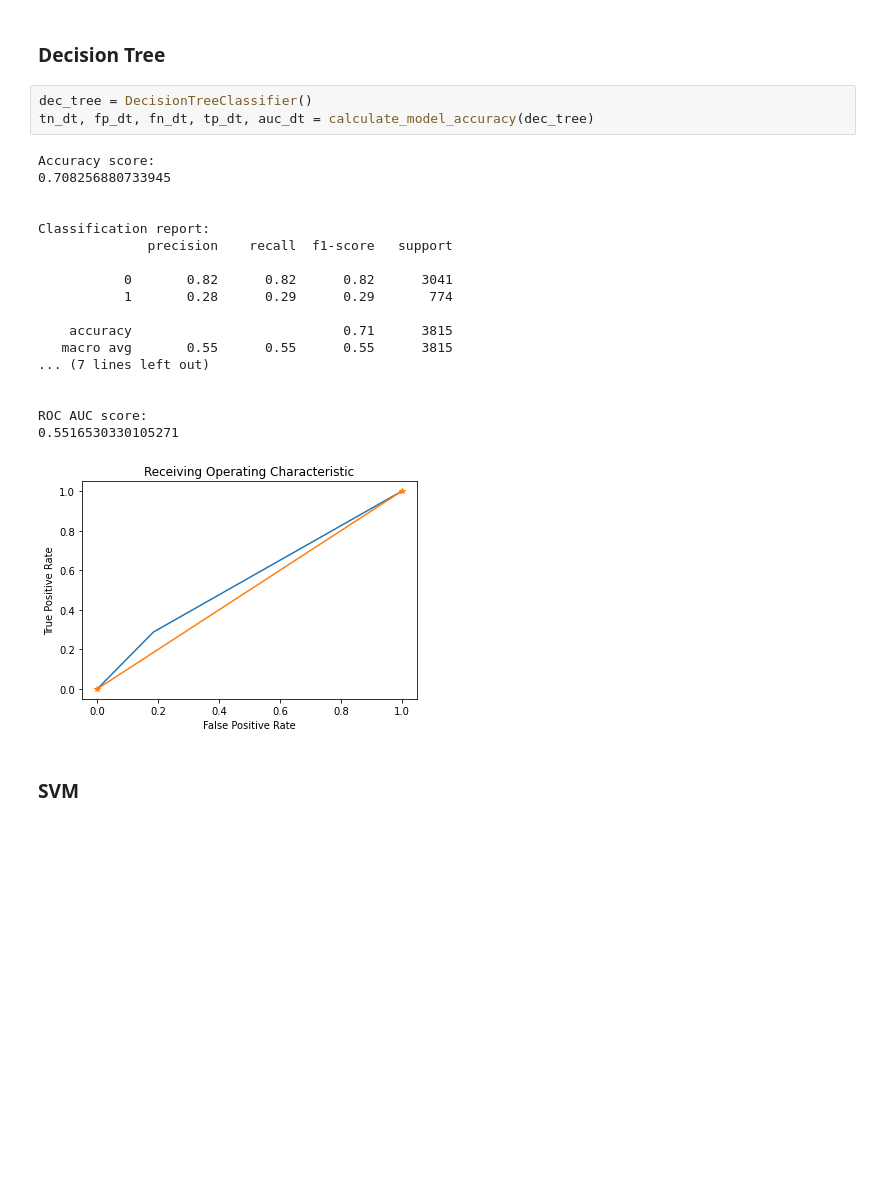
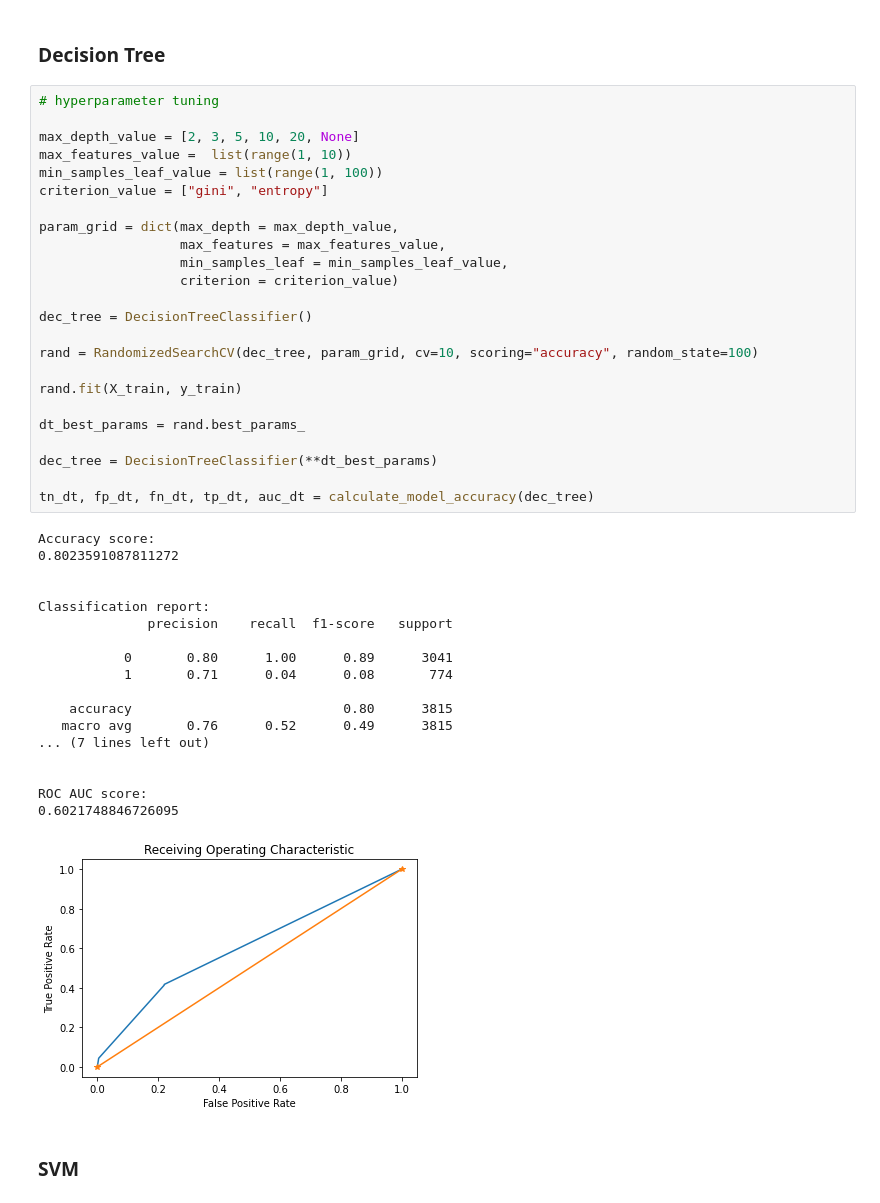
Before and after one commit to zdhxmo/Data-Science-Portfolio, a Jupyter notebook: Predicting Loan Defaults/loan_defaults_prediction.ipynb, the cells around one changed output. Saved outputs shown, nothing was run; the diff lists cells and outputs as text; blank space fills up the shorter version.

```diff
--- a/Predicting Loan Defaults/loan_defaults_prediction.ipynb
+++ b/Predicting Loan Defaults/loan_defaults_prediction.ipynb
@@ -647,26 +672,47 @@ ROC AUC score:
 # %% [markdown]
 ### Decision Tree
-# %%
-dec_tree = DecisionTreeClassifier()
-tn_dt, fp_dt, fn_dt, tp_dt, auc_dt = calculate_model_accuracy(dec_tree)
-# %% [output]
-Accuracy score:
-0.708256880733945
-
-
-Classification report:
-              precision    recall  f1-score   support
-
-           0       0.82      0.82      0.82      3041
-           1       0.28      0.29      0.29       774
-
-    accuracy                           0.71      3815
-   macro avg       0.55      0.55      0.55      3815
-... (7 lines left out)
-
-
-ROC AUC score:
-0.5516530330105271
-[figure, removed]
+# %%
+# hyperparameter tuning
+
+max_depth_value = [2, 3, 5, 10, 20, None]
+max_features_value =  list(range(1, 10))
+min_samples_leaf_value = list(range(1, 100))
+criterion_value = ["gini", "entropy"]
+
+param_grid = dict(max_depth = max_depth_value,
+                  max_features = max_features_value,
+                  min_samples_leaf = min_samples_leaf_value,
+                  criterion = criterion_value)
+
+dec_tree = DecisionTreeClassifier()
+
+rand = RandomizedSearchCV(dec_tree, param_grid, cv=10, scoring="accuracy", random_state=100)
+
+rand.fit(X_train, y_train)
+
+dt_best_params = rand.best_params_
+
+dec_tree = DecisionTreeClassifier(**dt_best_params)
+
+tn_dt, fp_dt, fn_dt, tp_dt, auc_dt = calculate_model_accuracy(dec_tree)
+# %% [output]
+Accuracy score:
+0.8023591087811272
+
+
+Classification report:
+              precision    recall  f1-score   support
+
+           0       0.80      1.00      0.89      3041
+           1       0.71      0.04      0.08       774
+
+    accuracy                           0.80      3815
+   macro avg       0.76      0.52      0.49      3815
+... (7 lines left out)
+
+
+ROC AUC score:
+0.6021748846726095
+[figure, added]
 # %% [markdown]
 ### SVM
```
Also changed, not shown: parts of 14 cells of this notebook, 2 other files.
